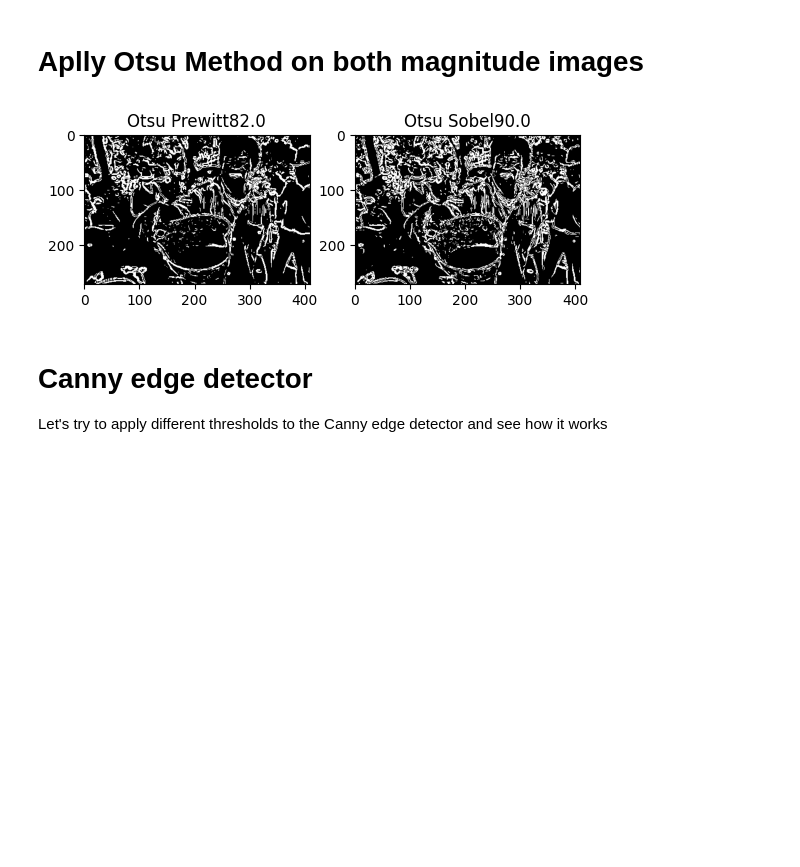
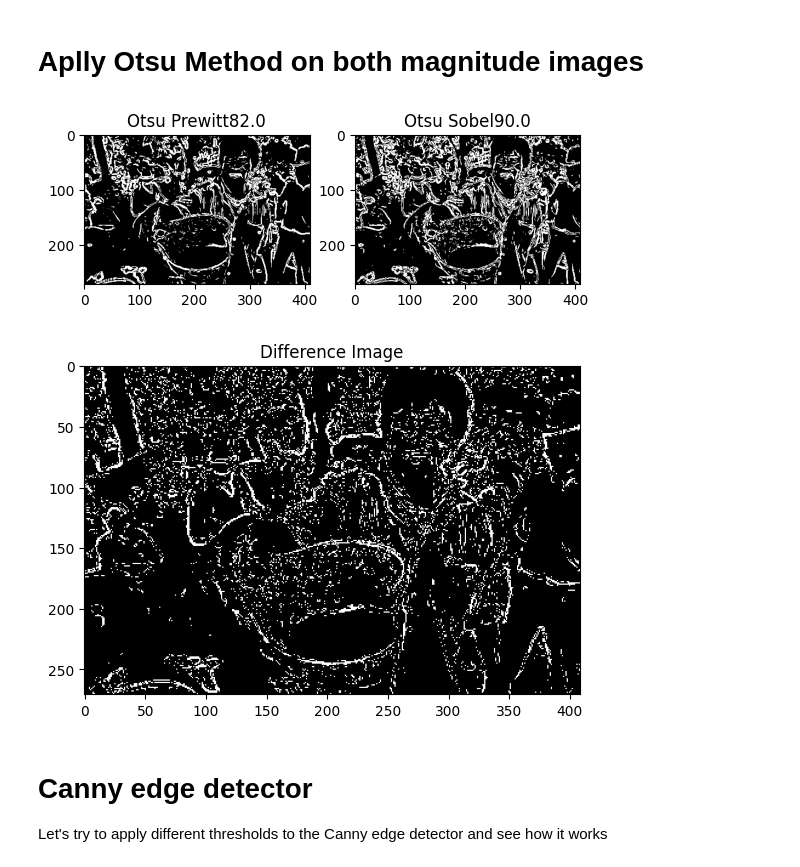
Before and after one commit to Fonty02/ComputerVision, a Jupyter notebook: Exercices/FontanaEx6.ipynb, the cells around one changed output. Saved outputs shown, nothing was run; the diff lists cells and outputs as text; code cells hidden in the pictures; blank space fills up the shorter version.

```diff
--- a/Exercices/FontanaEx6.ipynb
+++ b/Exercices/FontanaEx6.ipynb
@@ -69,20 +69,27 @@ plt.show()
 # %%
 #transform to uint8
 prewitt_magnitude = prewitt_magnitude.astype(np.uint8)
 sobel_magnitude = sobel_magnitude.astype(np.uint8)
 # Otsu's thresholding
 otsuPrewittThresh, otsuPrewitt = cv2.threshold(prewitt_magnitude, 0, 255, cv2.THRESH_BINARY + cv2.THRESH_OTSU)
 otsuSobelThresh, otsuSobel = cv2.threshold(sobel_magnitude, 0, 255, cv2.THRESH_BINARY + cv2.THRESH_OTSU)
 
 plt.subplot(1, 2, 1)
 plt.imshow(otsuPrewitt, cmap='gray',vmin=0, vmax=255)
 plt.title("Otsu Prewitt" + str(otsuPrewittThresh))
 plt.subplot(1, 2, 2)
 plt.imshow(otsuSobel, cmap='gray',vmin=0, vmax=255)
 plt.title("Otsu Sobel" + str(otsuSobelThresh))
 plt.show()
+
+
+differenceImage = cv2.absdiff(otsuPrewitt, otsuSobel)
+plt.imshow(differenceImage, cmap='gray',vmin=0, vmax=255)
+plt.title("Difference Image")
+plt.show()
 # %% [output]
 [figure]
+[figure, added]
 # %% [markdown]
 # Canny edge detector #
 
```
Also changed, not shown: 3 other files.
